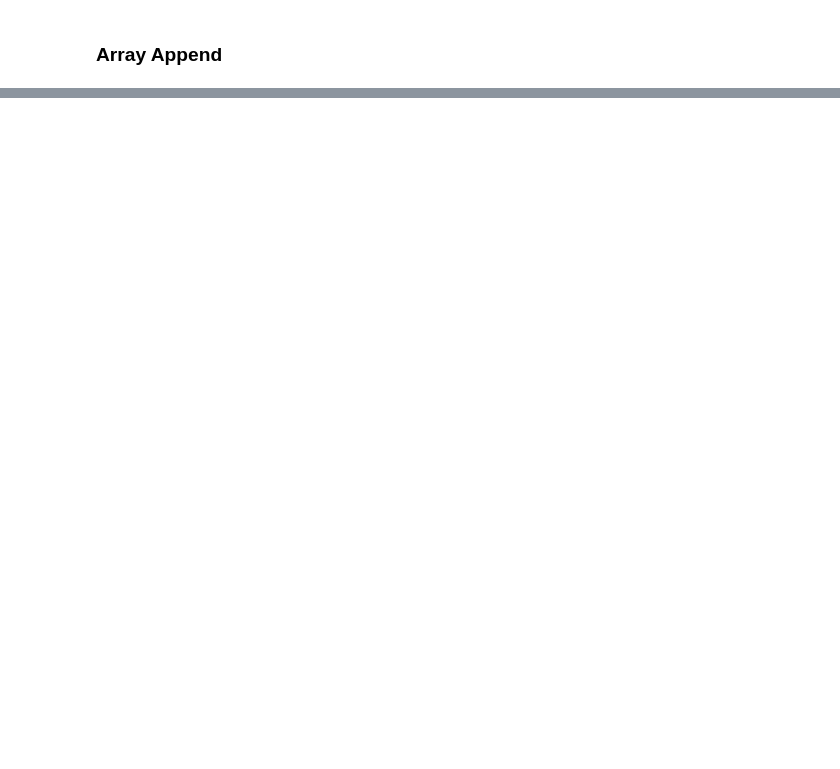
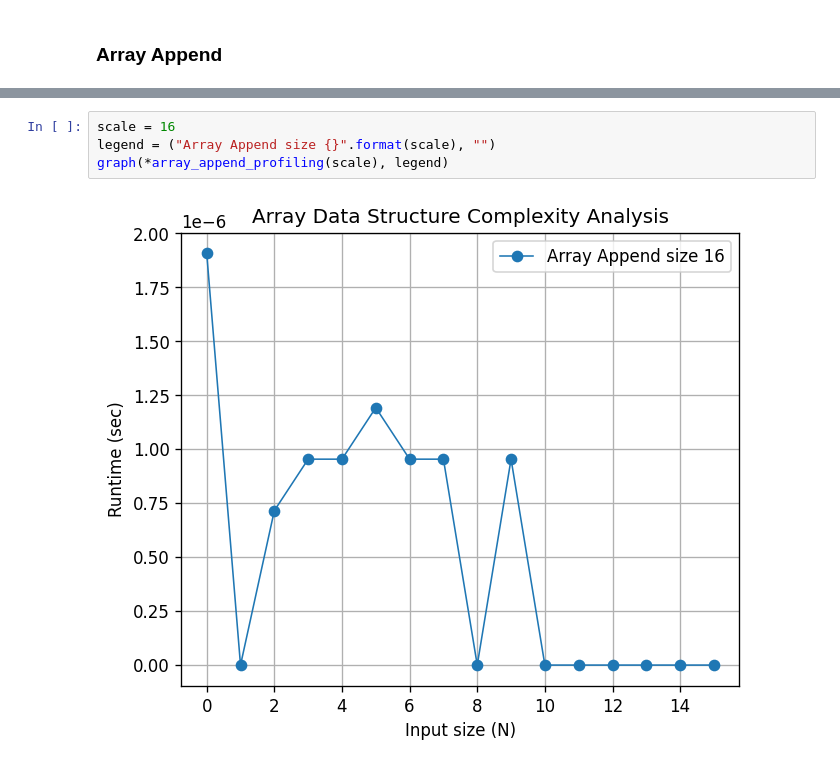
Before and after one commit to umairkhancis/DataStructuresNoorifyClass, a Jupyter notebook: Lecture3-ArrayDataStructure.ipynb, the cells around one changed output, grey strips where cells are left out. Drawn from its saved outputs; the diff is of its cells as text; blank space fills up the shorter version.

```diff
--- a/Lecture3-ArrayDataStructure.ipynb
+++ b/Lecture3-ArrayDataStructure.ipynb
@@ -183,0 +187,6 @@ for input in inputs:
+# %%
+scale = 16
+legend = ("Array Append size {}".format(scale), "")
+graph(*array_append_profiling(scale), legend)
+# %% [output]
+[figure, added]
```
Also changed, not shown: parts of 13 cells of this notebook, 6 other files.
